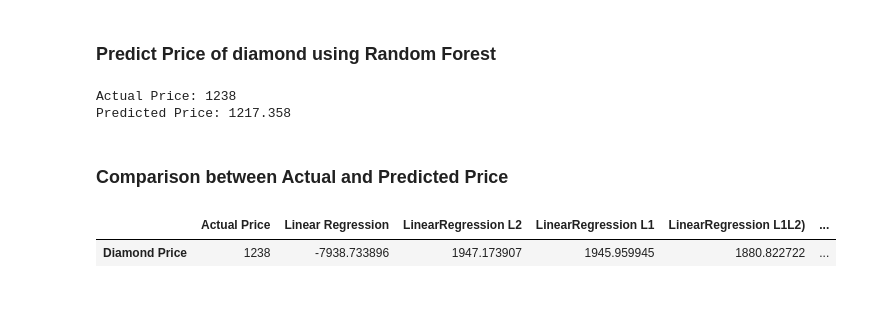
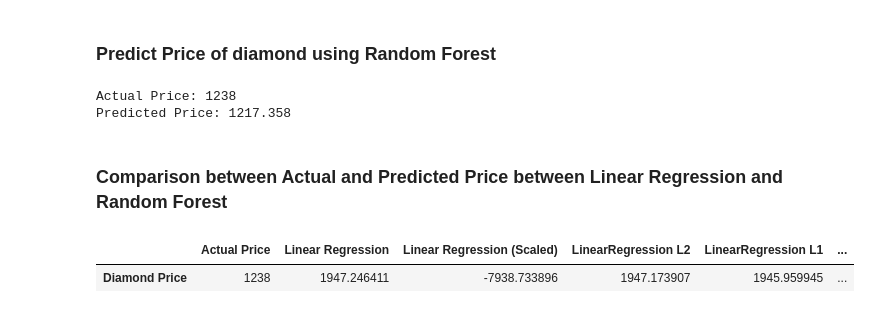
Before and after one commit to mch3pg4/60006CEM-MLTasks, a Jupyter notebook: Task1-Regression/MLTask1Regression.ipynb, the cells around one changed output. Saved outputs shown, nothing was run; the diff lists cells and outputs as text; code cells hidden in the pictures.

```diff
--- a/Task1-Regression/MLTask1Regression.ipynb
+++ b/Task1-Regression/MLTask1Regression.ipynb
@@ -257,0 +274,7 @@ Mean Absolute Error: 737.1513665933271
+# %%
+# given features, predict the price and show actual price
+features = X_test.iloc[2]
+actual_price = y_test.iloc[2]
+predicted_price_scaled = model.predict([features])[0]
+print(f'Actual Price: {actual_price}')
+print(f'Predicted Price: {predicted_price_scaled}')
@@ -384,15 +424,21 @@ Predicted Price: 1945.9599446886086
 # %% [markdown]
 ### Do L1+L2 Regularization
 # %%
-# Define the parameter grid
-param_grid = {'alpha': [0.1, 1, 10, 100], 'l1_ratio': [0.1, 0.5, 0.7, 0.9]}
-np.space(-6, 6, 13)
+# Define the parameter grid using linspace for alpha and l1_ratio
+param_grid = {
+    'alpha': np.linspace(0.1, 100, 13),  # 13 values between 0.1 and 100
+    'l1_ratio': np.linspace(0.1, 0.9, 9)  # 9 values between 0.1 and 0.9
+}
+
 # Elastic Net Regularization
 elastic_net = ElasticNet()
 # Perform Grid Search
 grid_search_en = GridSearchCV(elastic_net, param_grid, cv=5, scoring='neg_mean_squared_error')
-grid_search_en.fit(X_train, y_train)
+grid_search_en.fit(X_train_scaled, y_train)
 
 # Get the best parameters and model
 best_params_en = grid_search_en.best_params_
 best_model_en = grid_search_en.best_estimator_
+
+best_params_en
+best_model_en
@@ -503,19 +563,20 @@ print(f'Predicted Price: {predicted_price_rf}')
 Actual Price: 1238
 Predicted Price: 1217.358
 # %% [markdown]
-### Comparison between Actual and Predicted Price
+### Comparison between Actual and Predicted Price between Linear Regression and Random Forest
 # %%
 # show the comaprison between the actual price and predicted price of two models in a table
 comparison = pd.DataFrame({
     'Actual Price': actual_price,
     'Linear Regression': predicted_price,
+    'Linear Regression (Scaled)': predicted_price_scaled,
     'LinearRegression L2': predicted_price_l2,
     'LinearRegression L1': predicted_price_l1,
-    'LinearRegression L1L2)': predicted_price_l1l2,
-    'Random Forest (Prediction)': predicted_price_rf
+    'LinearRegression L1L2': predicted_price_l1l2,
+    'Random Forest': predicted_price_rf
 }, index=['Diamond Price'])
 
 comparison
 # %% [output]
-|  | Actual Price | Linear Regression | LinearRegression L2 | LinearRegression L1 | LinearRegression L1L2) | ... |
-| Diamond Price | 1238 | -7938.733896 | 1947.173907 | 1945.959945 | 1880.822722 | ... |
+|  | Actual Price | Linear Regression | Linear Regression (Scaled) | LinearRegression L2 | LinearRegression L1 | ... |
+| Diamond Price | 1238 | 1947.246411 | -7938.733896 | 1947.173907 | 1945.959945 | ... |
```
Also changed, not shown: parts of 33 cells of this notebook.
